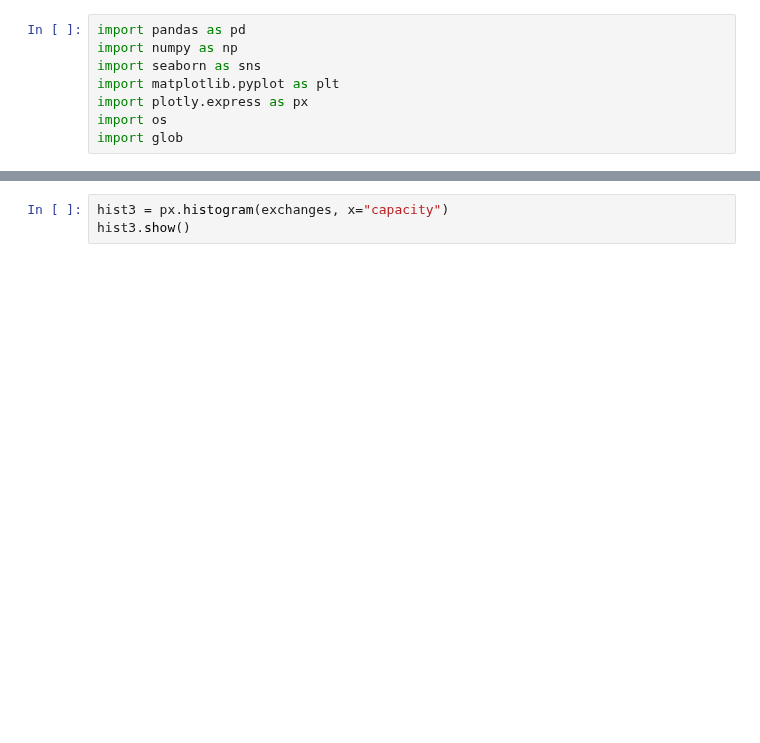
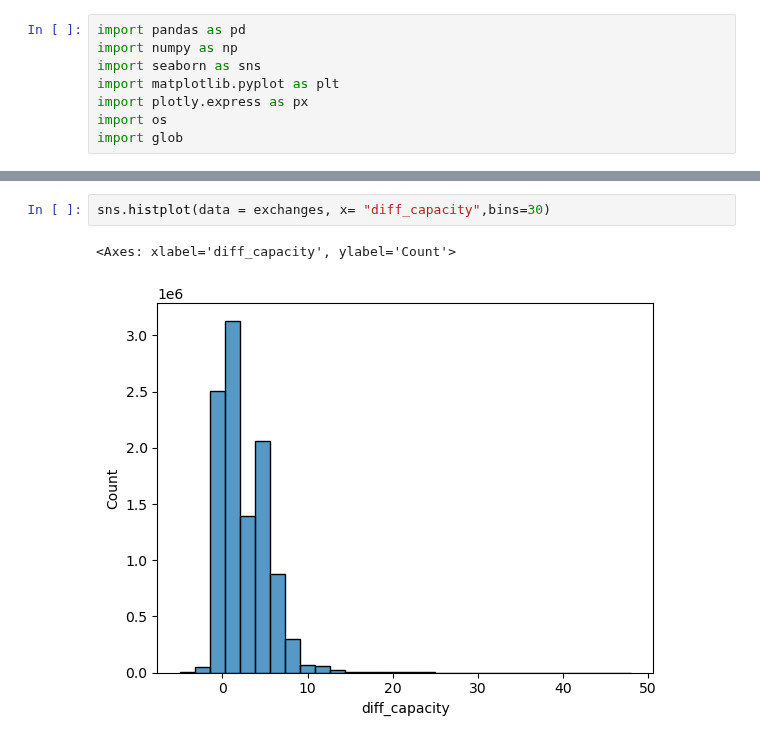
Before and after one commit to Lorenadn/HomeExchange, a Jupyter notebook: notebooks/HomeExchange-Exchanges-Exploration.ipynb, the cells around one changed output, grey strips where cells are left out. Cells and saved outputs as stored; diff of their text form; blank space fills up the shorter version.

```diff
--- a/notebooks/HomeExchange-Exchanges-Exploration.ipynb
+++ b/notebooks/HomeExchange-Exchanges-Exploration.ipynb
@@ -20,4 +49,6 @@ hist2.show()
 # %%
-hist3 = px.histogram(exchanges, x="capacity")
-hist3.show()
+sns.histplot(data = exchanges, x= "diff_capacity",bins=30)
+# %% [output]
+<Axes: xlabel='diff_capacity', ylabel='Count'>
+[figure, added]
 # %%
```
Also changed, not shown: parts of 13 cells of this notebook.
